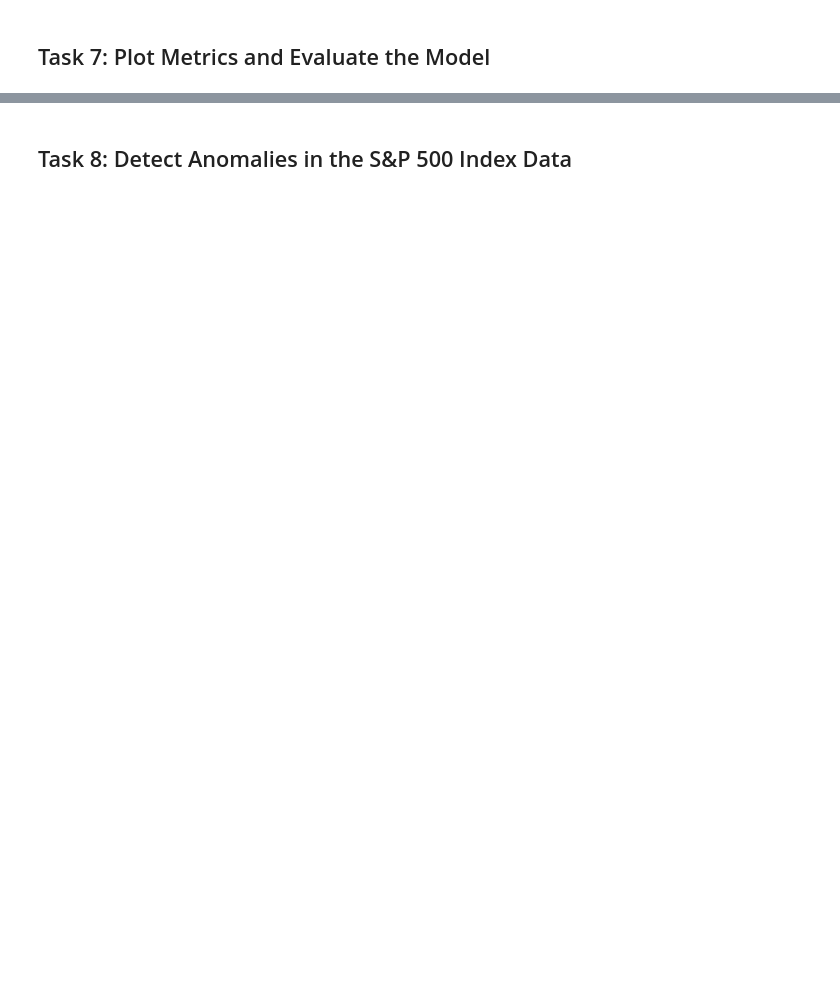
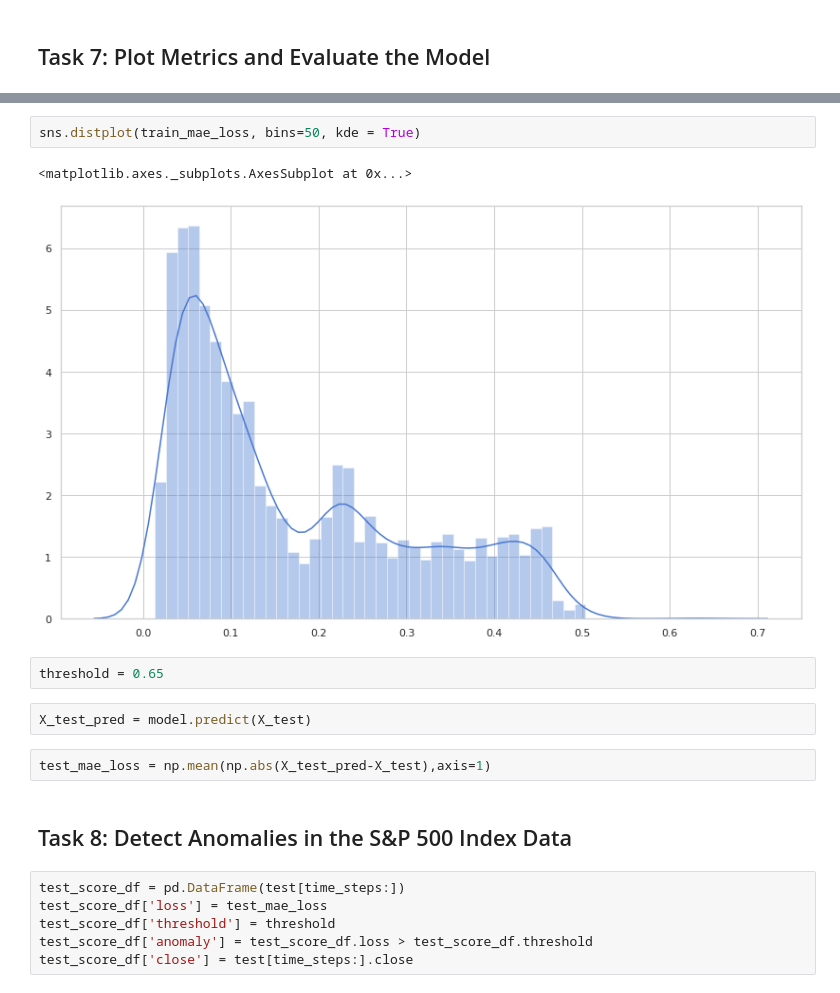
Before and after one commit to sisi0205/Anomaly-Detection-in-Time-Series-Data-with-Keras, a Jupyter notebook: Anomaly_Detection_Time_Series_Keras.ipynb, the cells around one changed output, grey strips where cells are left out. Drawn from its saved outputs; the diff is of its cells as text; blank space fills up the shorter version.

```diff
--- a/Anomaly_Detection_Time_Series_Keras.ipynb
+++ b/Anomaly_Detection_Time_Series_Keras.ipynb
@@ -137,2 +181,19 @@ _________________________________________________________________
+# %%
+sns.distplot(train_mae_loss, bins=50, kde = True)
+# %% [output]
+<matplotlib.axes._subplots.AxesSubplot at 0x...>
+[figure, added]
+# %%
+threshold = 0.65
+# %%
+X_test_pred = model.predict(X_test)
+# %%
+test_mae_loss = np.mean(np.abs(X_test_pred-X_test),axis=1)
 # %% [markdown]
 ## Task 8: Detect Anomalies in the S&P 500 Index Data
+# %%
+test_score_df = pd.DataFrame(test[time_steps:])
+test_score_df['loss'] = test_mae_loss
+test_score_df['threshold'] = threshold
+test_score_df['anomaly'] = test_score_df.loss > test_score_df.threshold
+test_score_df['close'] = test[time_steps:].close
```
Also changed, not shown: parts of 11 cells of this notebook.
